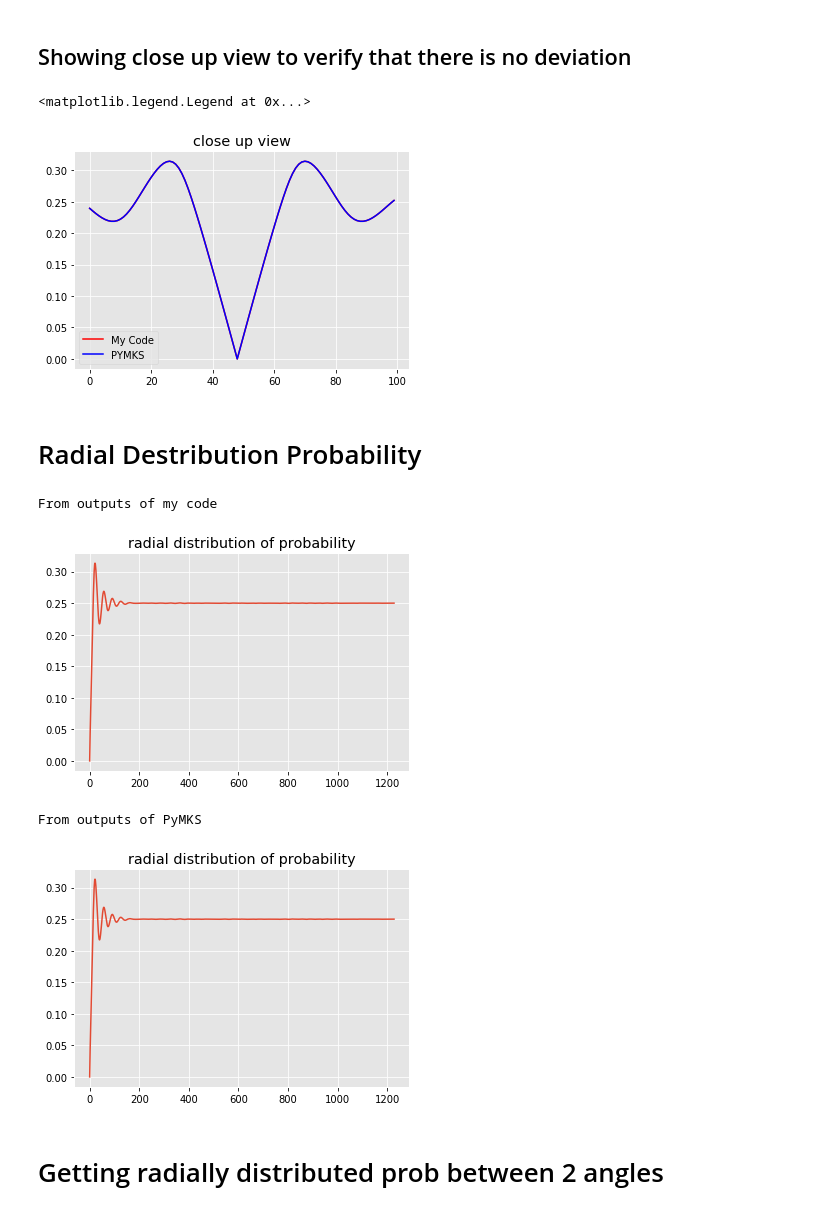
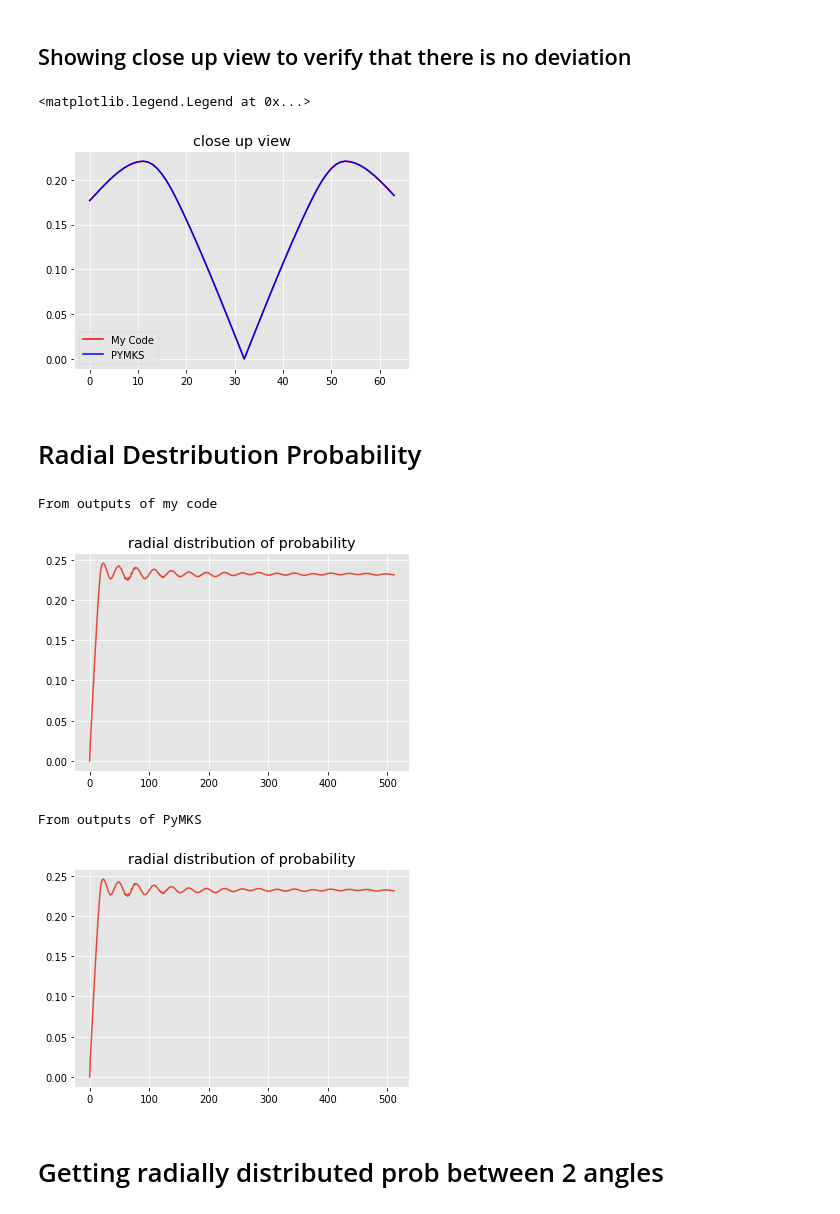
Before and after one commit to nhgowtham/MicrostructureStatistics, a Jupyter notebook: 2 point correlations example.ipynb, the cells around one changed output. Saved outputs shown, nothing was run; the diff lists cells and outputs as text; code cells hidden in the pictures.

```diff
--- a/2 point correlations example.ipynb
+++ b/2 point correlations example.ipynb
@@ -8,7 +8,7 @@ import pandas as pd
 # %% [markdown]
 ### Changing the image from png/dat file to numpy array
 # %%
-image_path ='/Users/adithyaiyer/Desktop/time_001500.dat'
+image_path ='/Users/adithyaiyer/Desktop/data_hex/c-time_000010000.dat'
 img_ = corr.dat_to_numpy(image_path)
 # %% [markdown]
 ## Visualizing the microstructure(cropped if png)
@@ -90,14 +90,14 @@ plt.legend(['My Code','PYMKS'])
 # %% [markdown]
 ## Showing close up view to verify that there is no deviation
 # %%
-cross_flat = (cross[1229])[2000:2100]
-cross_pymks_flat = (cross_pymks[0][1229].flatten())[2000:2100]
+cross_flat = (cross[512])[480:544]
+cross_pymks_flat = (cross_pymks[0][512].flatten())[480:544]
 plt.plot(cross_pymks_flat,'r',cross_flat,'b')
 plt.title("close up view")
 plt.legend(['My Code','PYMKS'])
 # %% [output]
 <matplotlib.legend.Legend at 0x...>
-[figure, old version]
+[figure, new version]
 # %% [markdown]
 # Radial Destribution Probability
 # %%
@@ -108,7 +108,7 @@ reshaped_from_pymks = np.reshape(cross_pymks.flatten(),cross.shape)
 print('From outputs of my code')
 # %% [output]
 From outputs of my code
-[figure, old version]
+[figure, new version]
 # %%
 ## From PYMKS
 
@@ -116,7 +116,7 @@ r_val_pymks = corr.radialDistribution(reshaped_from_pymks)
 print('From outputs of PyMKS')
 # %% [output]
 From outputs of PyMKS
-[figure, old version]
+[figure, new version]
 # %% [markdown]
 # Getting radially distributed prob between 2 angles
 # %%
```
Also changed, not shown: parts of 17 cells of this notebook, 1 other file.
